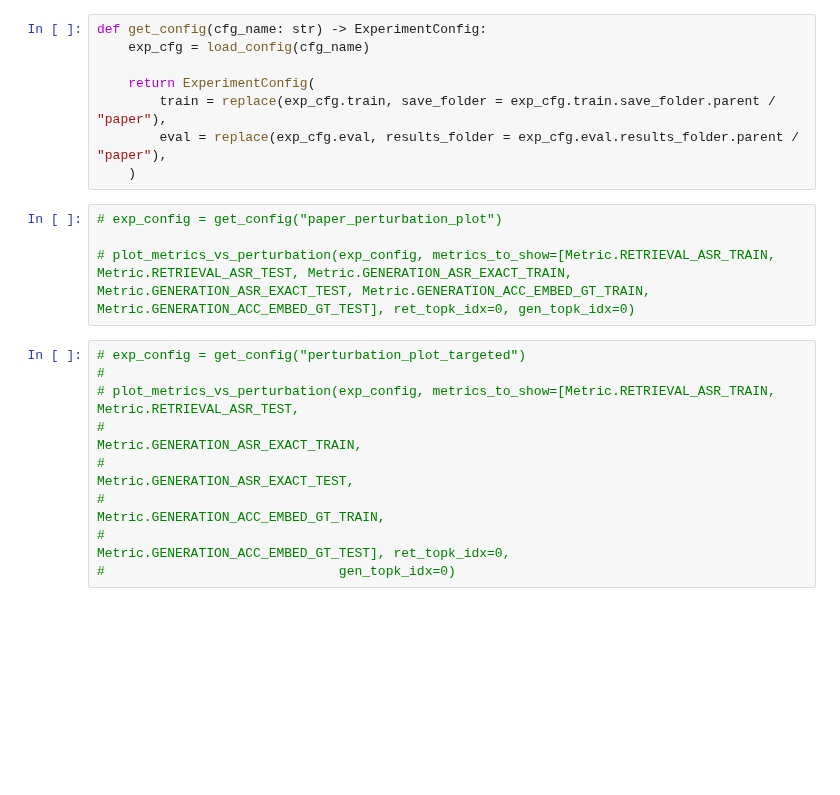
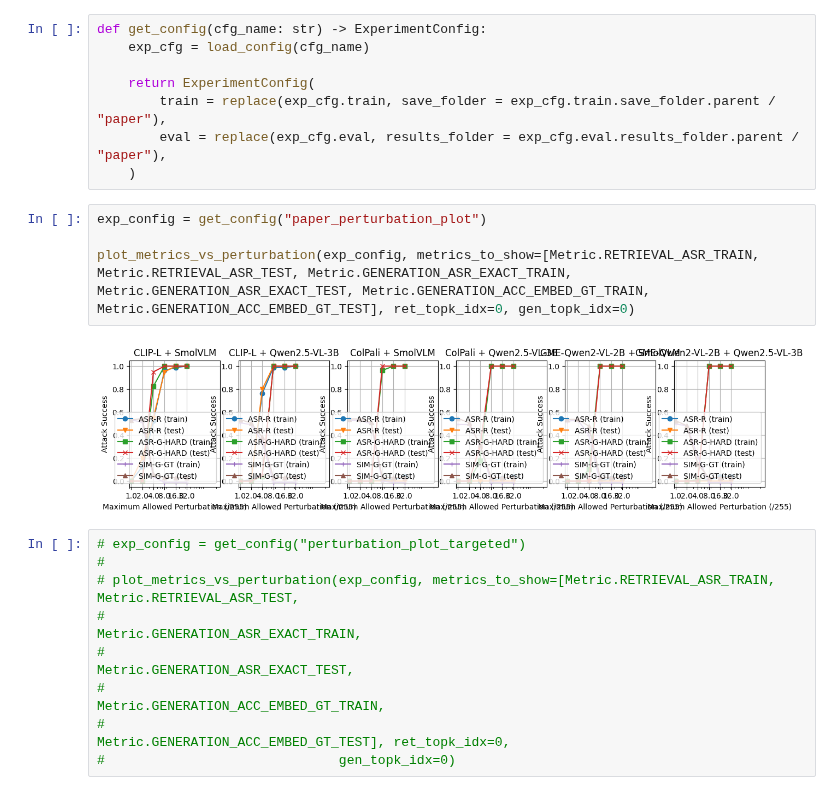
Before and after one commit to alan-turing-institute/mumoRAG-attacks, a Jupyter notebook: src/generate_plots.ipynb, the cells around one changed output. Saved outputs shown, nothing was run; the diff lists cells and outputs as text; blank space fills up the shorter version.

```diff
--- a/src/generate_plots.ipynb
+++ b/src/generate_plots.ipynb
@@ -17,9 +15,11 @@ def get_config(cfg_name: str) -> ExperimentConfig:
         eval = replace(exp_cfg.eval, results_folder = exp_cfg.eval.results_folder.parent / "paper"),
     )
 # %%
-# exp_config = get_config("paper_perturbation_plot")
+exp_config = get_config("paper_perturbation_plot")
 
-# plot_metrics_vs_perturbation(exp_config, metrics_to_show=[Metric.RETRIEVAL_ASR_TRAIN, Metric.RETRIEVAL_ASR_TEST, Metric.GENERATION_ASR_EXACT_TRAIN, Metric.GENERATION_ASR_EXACT_TEST, Metric.GENERATION_ACC_EMBED_GT_TRAIN, Metric.GENERATION_ACC_EMBED_GT_TEST], ret_topk_idx=0, gen_topk_idx=0)
+plot_metrics_vs_perturbation(exp_config, metrics_to_show=[Metric.RETRIEVAL_ASR_TRAIN, Metric.RETRIEVAL_ASR_TEST, Metric.GENERATION_ASR_EXACT_TRAIN, Metric.GENERATION_ASR_EXACT_TEST, Metric.GENERATION_ACC_EMBED_GT_TRAIN, Metric.GENERATION_ACC_EMBED_GT_TEST], ret_topk_idx=0, gen_topk_idx=0)
+# %% [output]
+[figure, added]
 # %%
 # exp_config = get_config("perturbation_plot_targeted")
 #
```
Also changed, not shown: parts of 21 cells of this notebook, 4 other files.
